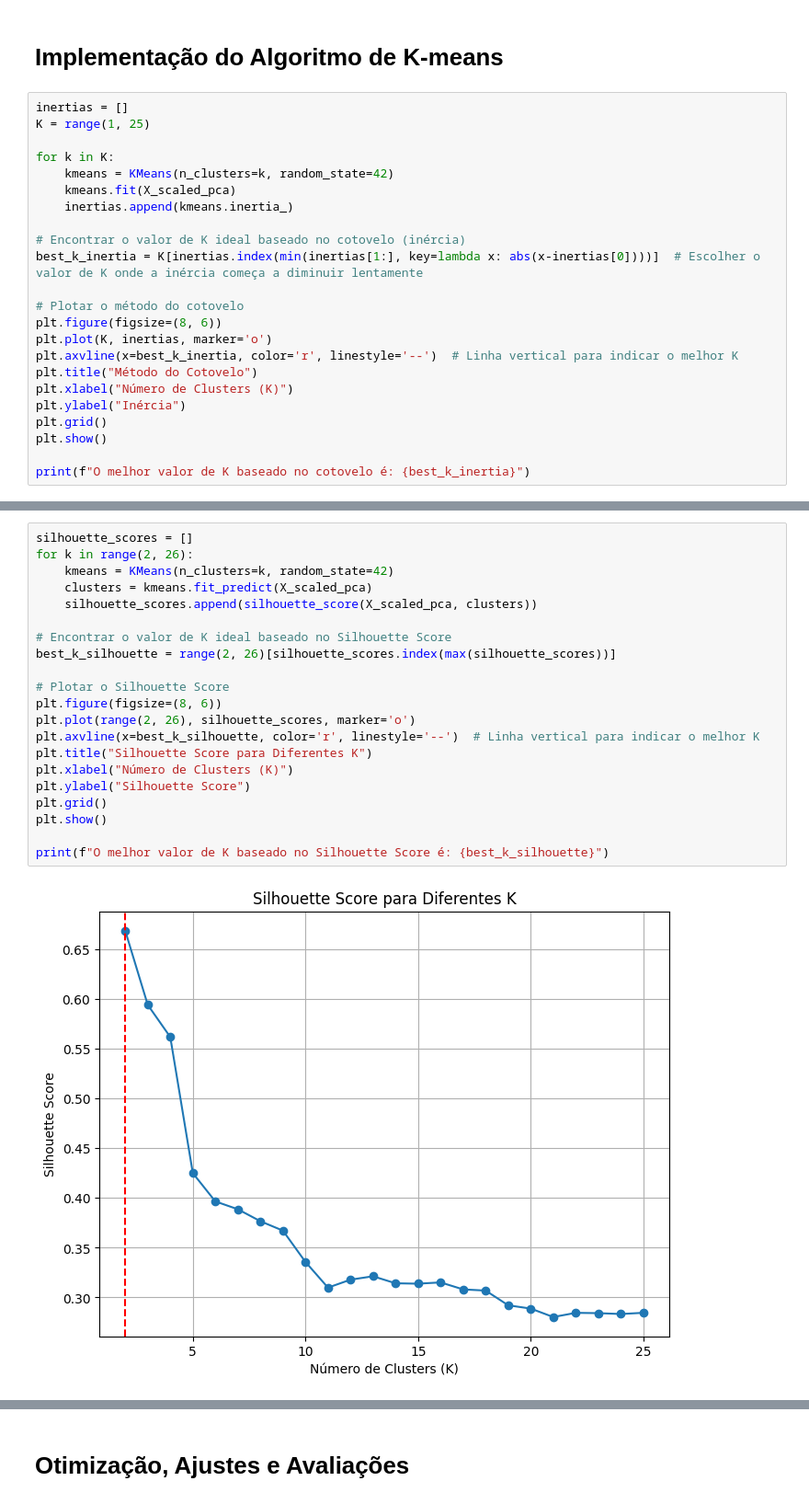
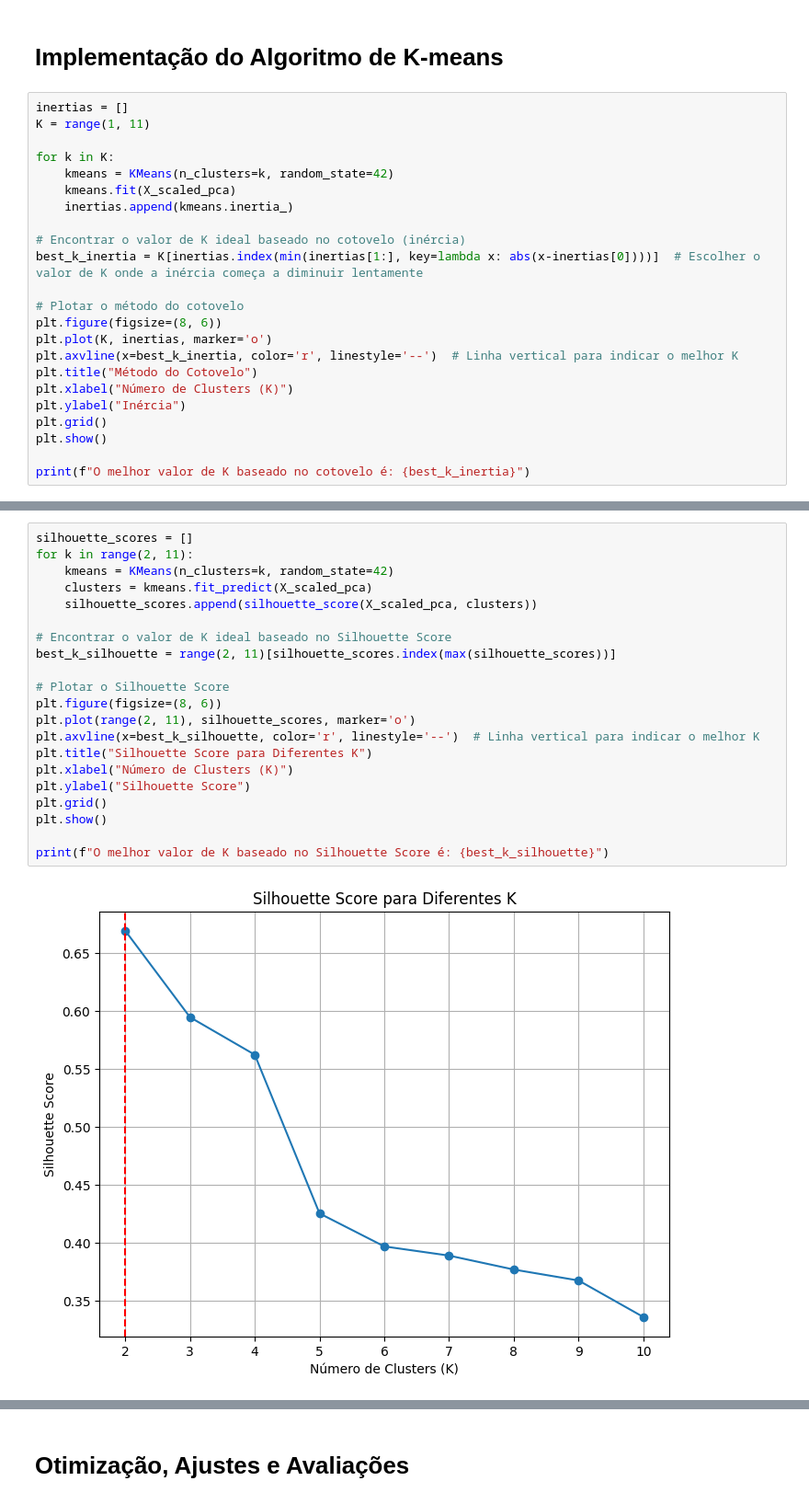
Before and after one commit to aureliodeboa/Restic-K-means, a Jupyter notebook: Atividade2Restic.ipynb, the cells around one changed output, grey strips where cells are left out. Shown at 92% size. Saved outputs shown, nothing was run; the diff lists cells and outputs as text.

```diff
--- a/Atividade2Restic.ipynb
+++ b/Atividade2Restic.ipynb
@@ -273,7 +274,7 @@ plt.show()
 # Implementação do Algoritmo de K-means
 # %%
 inertias = []
-K = range(1, 25)
+K = range(1, 11)
 
 for k in K:
     kmeans = KMeans(n_clusters=k, random_state=42)
@@ -299,25 +300,25 @@ print(f"O melhor valor de K baseado no cotovelo é: {best_k_inertia}")
 O melhor valor de K baseado no cotovelo é: 2
 # %%
 silhouette_scores = []
-for k in range(2, 26):
+for k in range(2, 11):
     kmeans = KMeans(n_clusters=k, random_state=42)
     clusters = kmeans.fit_predict(X_scaled_pca)
     silhouette_scores.append(silhouette_score(X_scaled_pca, clusters))
 
 # Encontrar o valor de K ideal baseado no Silhouette Score
-best_k_silhouette = range(2, 26)[silhouette_scores.index(max(silhouette_scores))]
+best_k_silhouette = range(2, 11)[silhouette_scores.index(max(silhouette_scores))]
 
 # Plotar o Silhouette Score
 plt.figure(figsize=(8, 6))
-plt.plot(range(2, 26), silhouette_scores, marker='o')
+plt.plot(range(2, 11), silhouette_scores, marker='o')
 plt.axvline(x=best_k_silhouette, color='r', linestyle='--')  # Linha vertical para indicar o melhor K
 plt.title("Silhouette Score para Diferentes K")
 plt.xlabel("Número de Clusters (K)")
 plt.ylabel("Silhouette Score")
 plt.grid()
 plt.show()
 
 print(f"O melhor valor de K baseado no Silhouette Score é: {best_k_silhouette}")
 # %% [output]
-[figure, old version]
+[figure, new version]
 O melhor valor de K baseado no Silhouette Score é: 2
```
Also changed, not shown: parts of 23 cells of this notebook.
